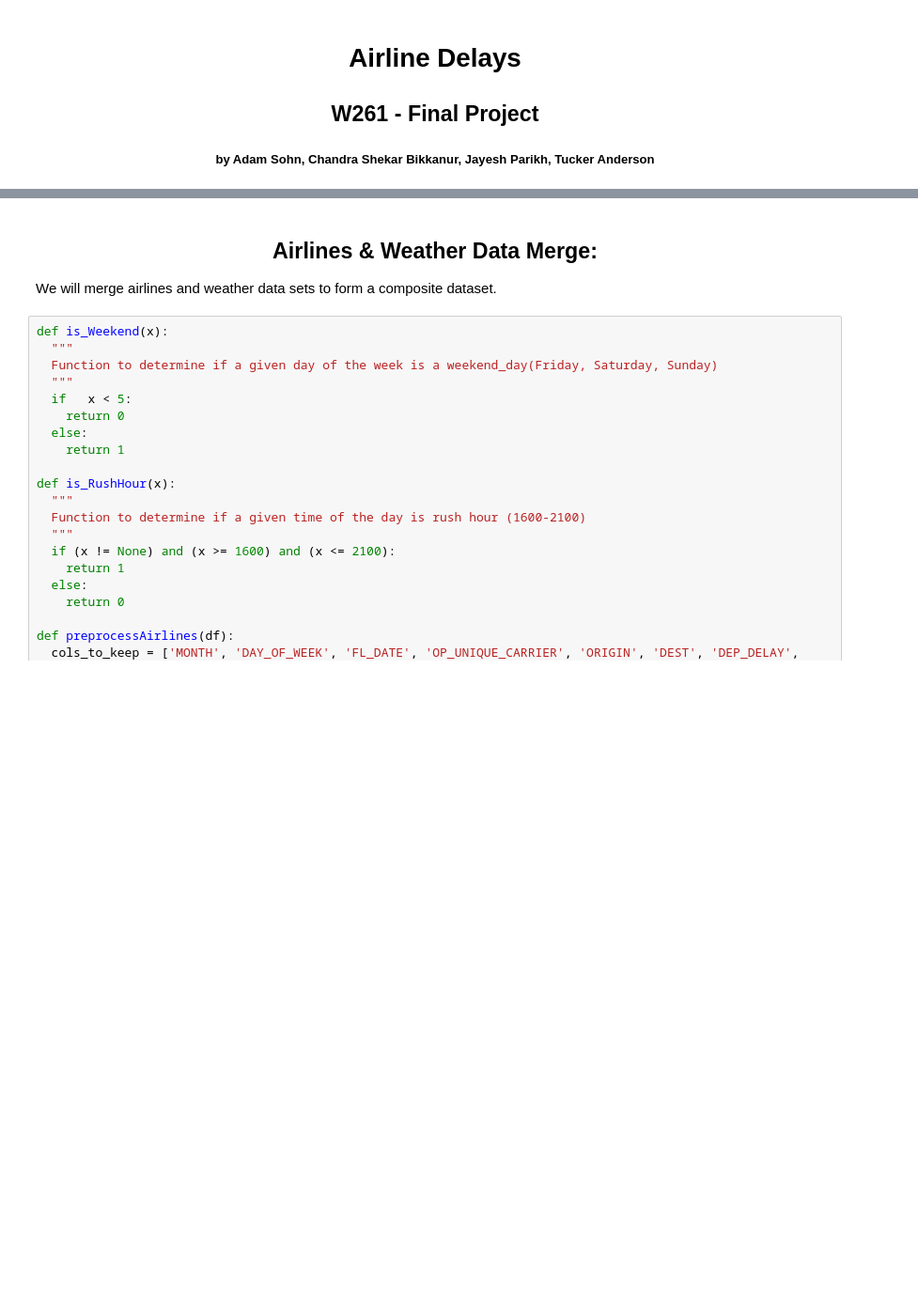
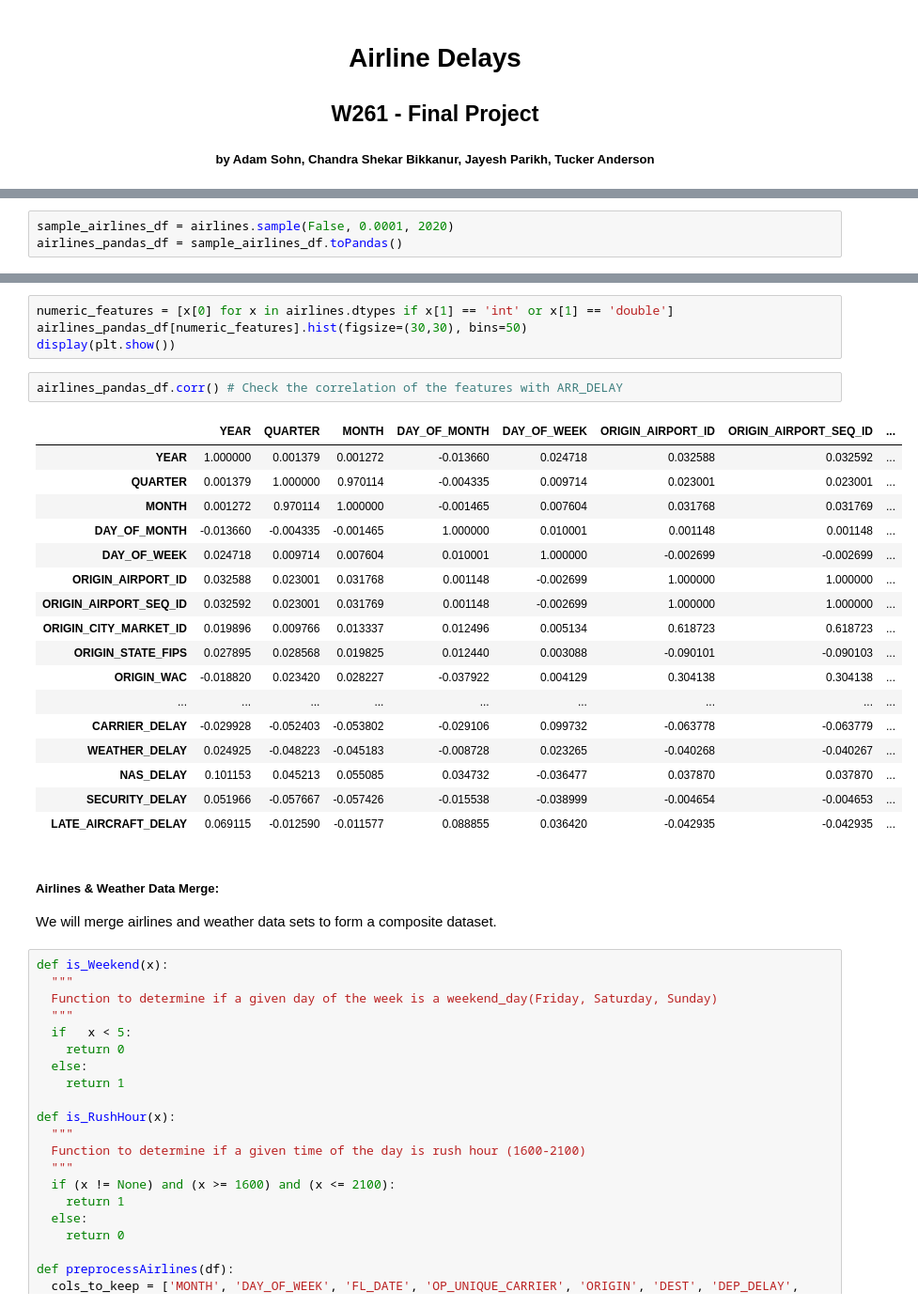
Before and after one commit to jayeshparikh/w261-project, a Jupyter notebook: W261_SPRING_FINAL_PROJECT_TEAM25.ipynb, the cells around one changed output, grey strips where cells are left out. Shown: that part at 94% size. Saved outputs shown, nothing was run; the diff lists cells and outputs as text; blank space fills up the shorter version.

Commit message:
Update: AirlineDelaysWeather_Final.ipynb AirlineDelaysWeather_WIP.ipynb EDA README.md W261_SPRING_FINAL_PROJECT_TEAM25.ipynb

```diff
--- a/W261_SPRING_FINAL_PROJECT_TEAM25.ipynb
+++ b/W261_SPRING_FINAL_PROJECT_TEAM25.ipynb
@@ -57,0 +109,3 @@ airport_codes = airport_codes.selectExpr("`IATA Code` as code", "Latitude as lat
+# %%
+sample_airlines_df = airlines.sample(False, 0.0001, 2020)
+airlines_pandas_df = sample_airlines_df.toPandas()
@@ -58,5 +114,29 @@ airport_codes = airport_codes.selectExpr("`IATA Code` as code", "Latitude as lat
+# %%
+numeric_features = [x[0] for x in airlines.dtypes if x[1] == 'int' or x[1] == 'double']
+airlines_pandas_df[numeric_features].hist(figsize=(30,30), bins=50)
+display(plt.show())
+# %%
+airlines_pandas_df.corr() # Check the correlation of the features with ARR_DELAY
+# %% [output]
+|  | YEAR | QUARTER | MONTH | DAY_OF_MONTH | DAY_OF_WEEK | ORIGIN_AIRPORT_ID | ORIGIN_AIRPORT_SEQ_ID | ... |
+| YEAR | 1.000000 | 0.001379 | 0.001272 | -0.013660 | 0.024718 | 0.032588 | 0.032592 | ... |
+| QUARTER | 0.001379 | 1.000000 | 0.970114 | -0.004335 | 0.009714 | 0.023001 | 0.023001 | ... |
+| MONTH | 0.001272 | 0.970114 | 1.000000 | -0.001465 | 0.007604 | 0.031768 | 0.031769 | ... |
+| DAY_OF_MONTH | -0.013660 | -0.004335 | -0.001465 | 1.000000 | 0.010001 | 0.001148 | 0.001148 | ... |
+| DAY_OF_WEEK | 0.024718 | 0.009714 | 0.007604 | 0.010001 | 1.000000 | -0.002699 | -0.002699 | ... |
+| ORIGIN_AIRPORT_ID | 0.032588 | 0.023001 | 0.031768 | 0.001148 | -0.002699 | 1.000000 | 1.000000 | ... |
+| ORIGIN_AIRPORT_SEQ_ID | 0.032592 | 0.023001 | 0.031769 | 0.001148 | -0.002699 | 1.000000 | 1.000000 | ... |
+| ORIGIN_CITY_MARKET_ID | 0.019896 | 0.009766 | 0.013337 | 0.012496 | 0.005134 | 0.618723 | 0.618723 | ... |
+| ORIGIN_STATE_FIPS | 0.027895 | 0.028568 | 0.019825 | 0.012440 | 0.003088 | -0.090101 | -0.090103 | ... |
+| ORIGIN_WAC | -0.018820 | 0.023420 | 0.028227 | -0.037922 | 0.004129 | 0.304138 | 0.304138 | ... |
+| ... | ... | ... | ... | ... | ... | ... | ... | ... |
+| CARRIER_DELAY | -0.029928 | -0.052403 | -0.053802 | -0.029106 | 0.099732 | -0.063778 | -0.063779 | ... |
+| WEATHER_DELAY | 0.024925 | -0.048223 | -0.045183 | -0.008728 | 0.023265 | -0.040268 | -0.040267 | ... |
+| NAS_DELAY | 0.101153 | 0.045213 | 0.055085 | 0.034732 | -0.036477 | 0.037870 | 0.037870 | ... |
+| SECURITY_DELAY | 0.051966 | -0.057667 | -0.057426 | -0.015538 | -0.038999 | -0.004654 | -0.004653 | ... |
+| LATE_AIRCRAFT_DELAY | 0.069115 | -0.012590 | -0.011577 | 0.088855 | 0.036420 | -0.042935 | -0.042935 | ... |
 # %% [markdown]
-<h2 align="center">Airlines & Weather Data Merge:</h2>
+<h5>Airlines & Weather Data Merge:</h5>
 
 We will merge airlines and weather data sets to form a composite dataset.
 # %%
```
Also changed, not shown: parts of 12 cells of this notebook.
